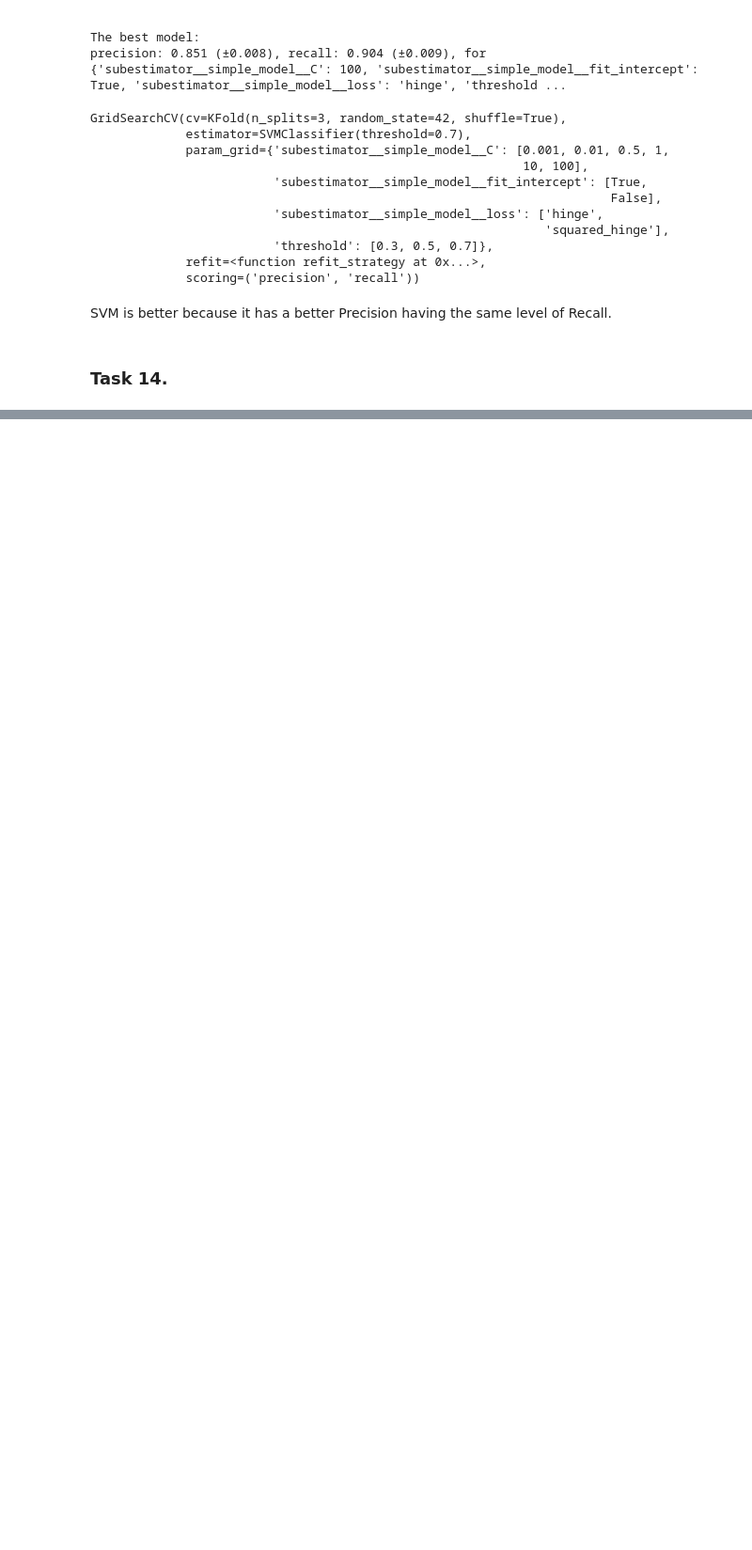
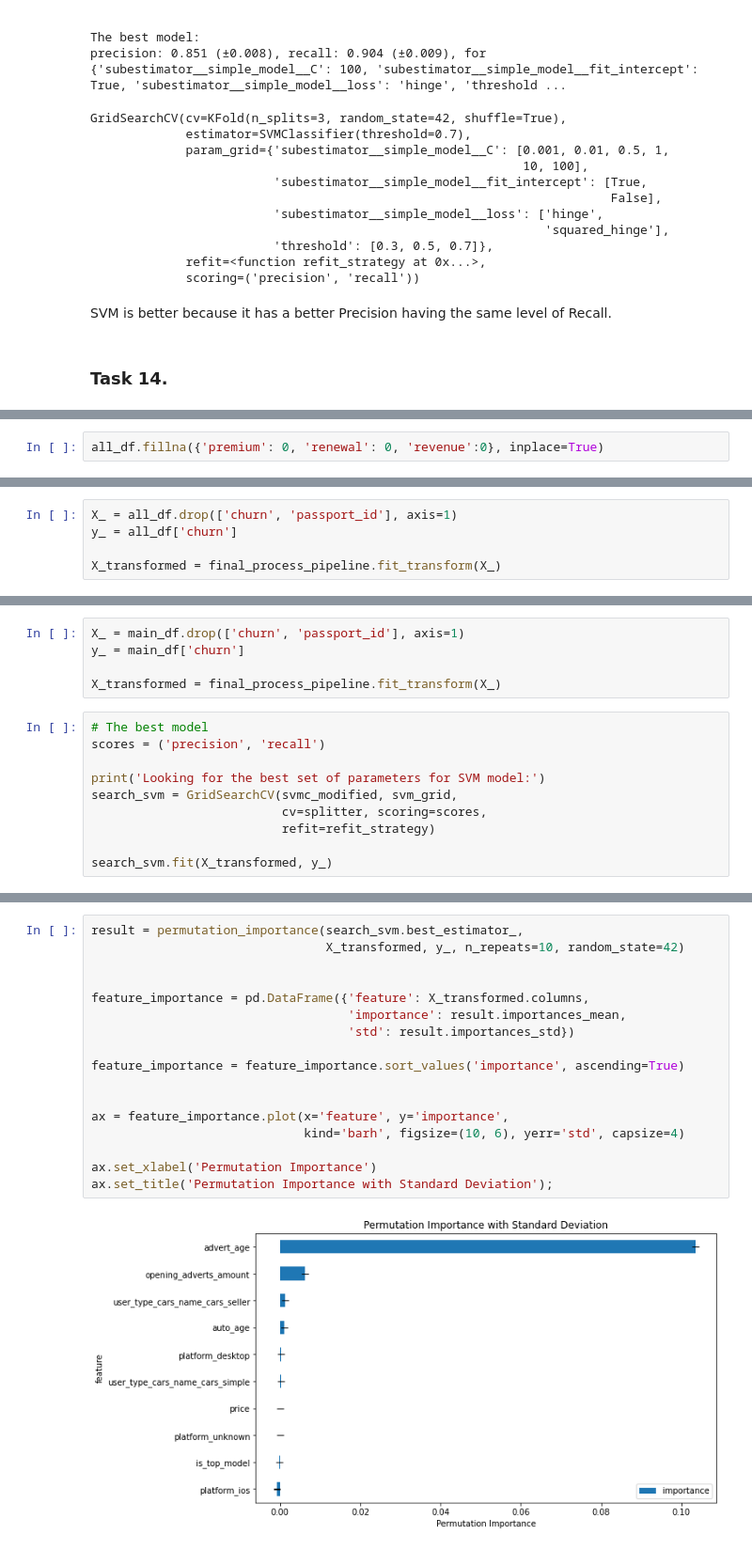
Before and after one commit to nktnlx/advanced_data_analysis_course, a Jupyter notebook: 04_ml/03_classification.ipynb, the cells around one changed output, grey strips where cells are left out. Shown: that part at 94% size. Saved outputs shown, nothing was run; the diff lists cells and outputs as text; blank space fills up the shorter version.

```diff
--- a/04_ml/03_classification.ipynb
+++ b/04_ml/03_classification.ipynb
@@ -754,0 +879,2 @@ SVM is better because it has a better Precision having the same level of Recall.
+# %%
+all_df.fillna({'premium': 0, 'renewal': 0, 'revenue':0}, inplace=True)
@@ -754,0 +919,5 @@ SVM is better because it has a better Precision having the same level of Recall.
+# %%
+X_ = all_df.drop(['churn', 'passport_id'], axis=1)
+y_ = all_df['churn']
+
+X_transformed = final_process_pipeline.fit_transform(X_)
@@ -754,0 +1012,15 @@ SVM is better because it has a better Precision having the same level of Recall.
+# %%
+X_ = main_df.drop(['churn', 'passport_id'], axis=1)
+y_ = main_df['churn']
+
+X_transformed = final_process_pipeline.fit_transform(X_)
+# %%
+# The best model
+scores = ('precision', 'recall')
+
+print('Looking for the best set of parameters for SVM model:')
+search_svm = GridSearchCV(svmc_modified, svm_grid,
+                          cv=splitter, scoring=scores,
+                          refit=refit_strategy)
+
+search_svm.fit(X_transformed, y_)
@@ -754,0 +1077,19 @@ SVM is better because it has a better Precision having the same level of Recall.
+# %%
+result = permutation_importance(search_svm.best_estimator_,
+                                X_transformed, y_, n_repeats=10, random_state=42)
+
+
+feature_importance = pd.DataFrame({'feature': X_transformed.columns,
+                                   'importance': result.importances_mean,
+                                   'std': result.importances_std})
+
+feature_importance = feature_importance.sort_values('importance', ascending=True)
+
+
+ax = feature_importance.plot(x='feature', y='importance',
+                             kind='barh', figsize=(10, 6), yerr='std', capsize=4)
+
+ax.set_xlabel('Permutation Importance')
+ax.set_title('Permutation Importance with Standard Deviation');
+# %% [output]
+[figure, added]
```
Also changed, not shown: parts of 36 cells of this notebook.
